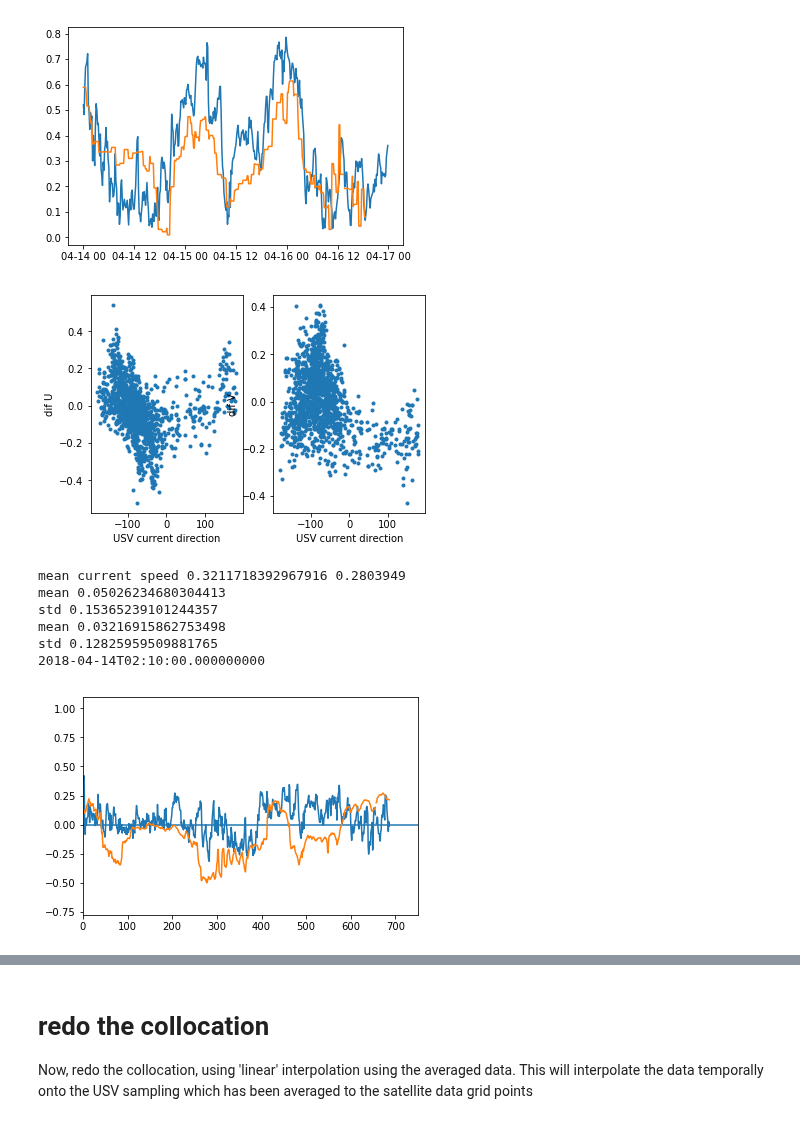
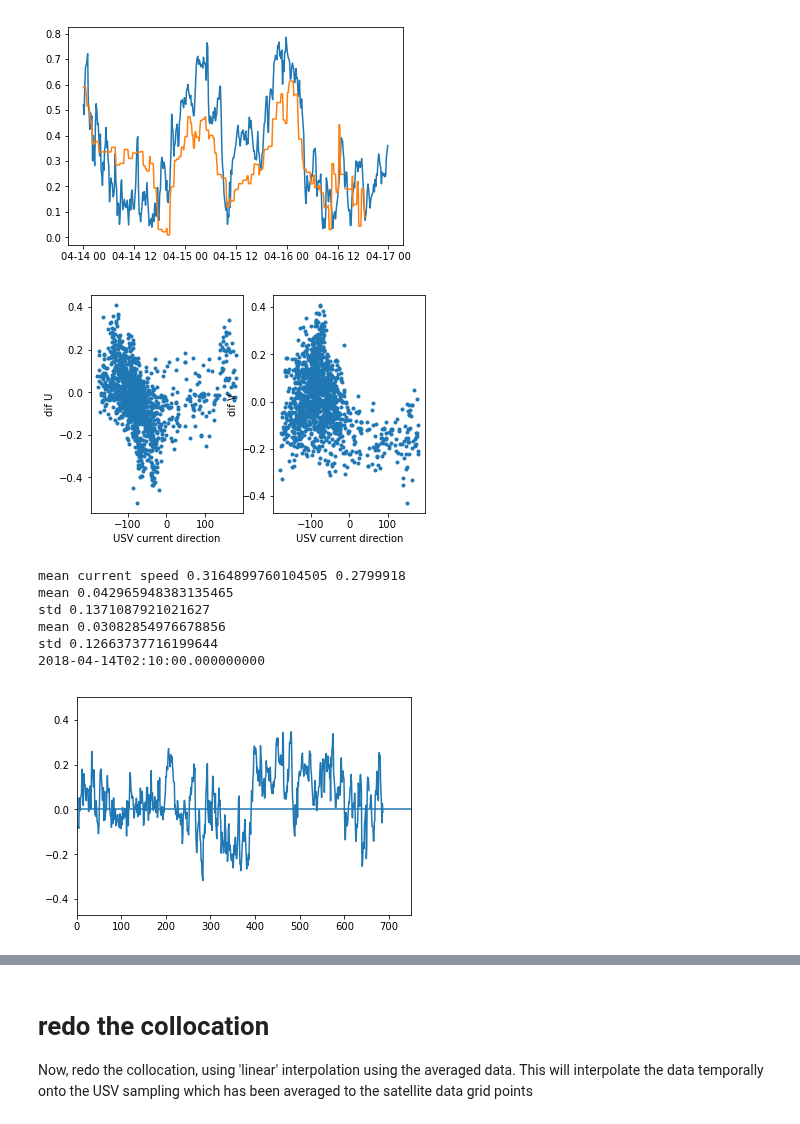
Before and after one commit to cgentemann/Saildrone, a Jupyter notebook: sat_collocation/Collocate_Saildrone_with_gridded_HF_radar.ipynb, the cells around one changed output, grey strips where cells are left out. Saved outputs shown, nothing was run; the diff lists cells and outputs as text; code cells hidden in the pictures.

Commit message:
make sorme figures

```diff
--- a/sat_collocation/Collocate_Saildrone_with_gridded_HF_radar.ipynb
+++ b/sat_collocation/Collocate_Saildrone_with_gridded_HF_radar.ipynb
@@ -13,3 +13,21 @@ Read in the Saildrone USV file either from a local disc or using OpenDAP.
 There are 6 NaN values in the lat/lon data arrays, interpolate across these
 
 We want to collocate with wind vectors for this example,  but the wind vectors are only every 10 minutes rather than every minute, so use .dropna to remove all values in the dataset from all dataarrays when wind vectors aren't availalbe
+# %%
+filename_usv='https://podaac-opendap.jpl.nasa.gov/opendap/allData/insitu/L2/saildrone/Baja/saildrone-gen_4-baja_2018-sd1002-adcp-20180411T175730-20180611T235730_300s-v1.nc'
+ds_usv = xr.open_dataset(filename_usv)
+ds_usv = ds_usv.swap_dims({'cell':'cell_depth'})
+ds_usv = ds_usv.isel(cell_depth=0)
+ds_usv = ds_usv.isel(trajectory=0).drop('trajectory')
+ds_usv = ds_usv.swap_dims({'obs':'time'})
+ds_usv = ds_usv.rename({'longitude':'lon','latitude':'lat'})
+ds_usv = ds_usv.sel(time=slice('2018-04-11T18:30','2018-06-10T18:00'))  #first part of data is when USV being towed, elminiate
+ds_usv2 = ds_usv.copy(deep=True)
+ds_usv_subset = ds_usv.copy(deep=True)
+ds_usv_subset2 = ds_usv2.copy(deep=True)
+ds_usv_subset['spd']=np.sqrt(ds_usv_subset.vel_east**2+ds_usv_subset.vel_north**2)
+ds_usv_subset['dir']=np.arctan2(ds_usv_subset.vel_north,ds_usv_subset.vel_east)*180/np.pi
+ds_usv_subset['ship_spd']=np.sqrt(ds_usv_subset.ship_vel_east**2+ds_usv_subset.ship_vel_north**2)
+ds_usv_subset['ship_dir']=np.arctan2(ds_usv_subset.ship_vel_north,ds_usv_subset.ship_vel_east)*180/np.pi
+ds_usv_subset
+#ds_usv.vel_north[-300:].plot()
@@ -163,31 +203,38 @@ ax2=plt.subplot(1,2, 2)
 ax2.plot(usv1.dir,hf1.v-usv1.vel_north,'.')
 ax2.set_xlabel('USV current direction')
 ax2.set_ylabel('dif V')
-fig_fname='F:/data/cruise_data/saildrone/baja-2018/figs/hf_radar_tseries_both_wdir.png'
+fig_fname='F:/data/cruise_data/saildrone/baja-2018/figs/hf_radar_tseries_both_wdir2.png'
 plt.savefig(fig_fname, transparent=False, format='png')
 # %% [output]
-[figure, old version]
+[figure, new version]
 # %%
 #2nd half of dataset seems much better
 usv1 = ds_usv_subset.where(np.isfinite(ds_collocated_nearest.spd))
 hf1 = ds_collocated_nearest.where(np.isfinite(ds_collocated_nearest.spd))
 plt.axhline(0)
 plt.plot(usv1.spd-hf1.spd)
-plt.plot((usv1.TEMP_CTD_MEAN-usv1.TEMP_CTD_MEAN.mean())/(4*usv1.TEMP_CTD_MEAN.std()))
+#plt.plot((usv1.TEMP_CTD_MEAN-usv1.TEMP_CTD_MEAN.mean())/(4*usv1.TEMP_CTD_MEAN.std()))
 #plt.plot(usv1.dir))
 plt.xlim(0,750)
 #plt.xlim(6900,7550)
 print('mean current speed',usv1.spd.mean().data,hf1.spd.mean().data)
 print('mean',(usv1.spd[6000:]-hf1.spd[6000:]).mean().data)
 print('std',(usv1.spd[6000:]-hf1.spd[6000:]).std().data)
 print('mean',(usv1.spd[:6000]-hf1.spd[:6000]).mean().data)
 print('std',(usv1.spd[:6000]-hf1.spd[:6000]).std().data)
 print(usv1.time[300].data)
+#results using collcoated file
+#mean current speed 0.3211718392967916 0.2803949
+#mean 0.05026234680304413
+#std 0.15365239101244357
+#mean 0.03216915862753498
+#std 0.12825959509881765
+#2018-04-14T02:10:00.000000000
 # %% [output]
-mean current speed 0.3211718392967916 0.2803949
-mean 0.05026234680304413
-std 0.15365239101244357
-mean 0.03216915862753498
-std 0.12825959509881765
+mean current speed 0.3164899760104505 0.2799918
+mean 0.042965948383135465
+std 0.1371087921021627
+mean 0.03082854976678856
+std 0.12663737716199644
 2018-04-14T02:10:00.000000000
-[figure, old version]
+[figure, new version]
```
Also changed, not shown: parts of 26 cells of this notebook, 1 other file.
